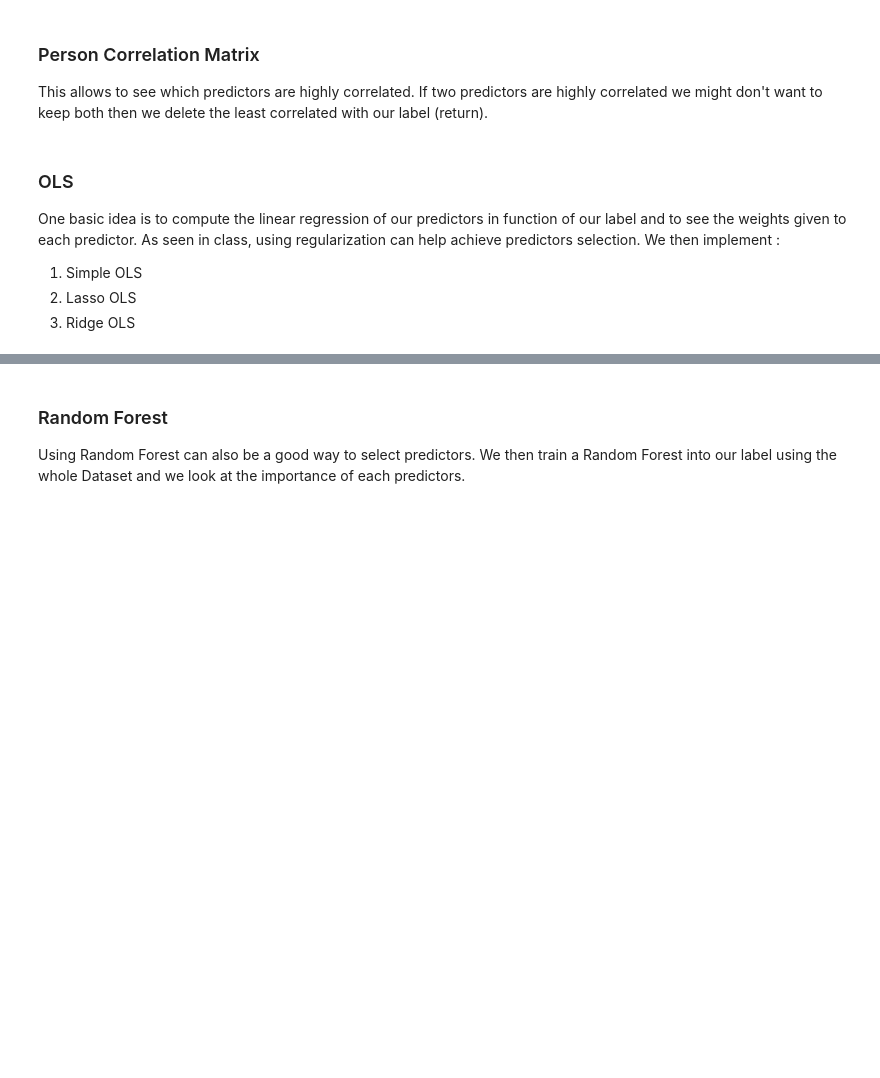
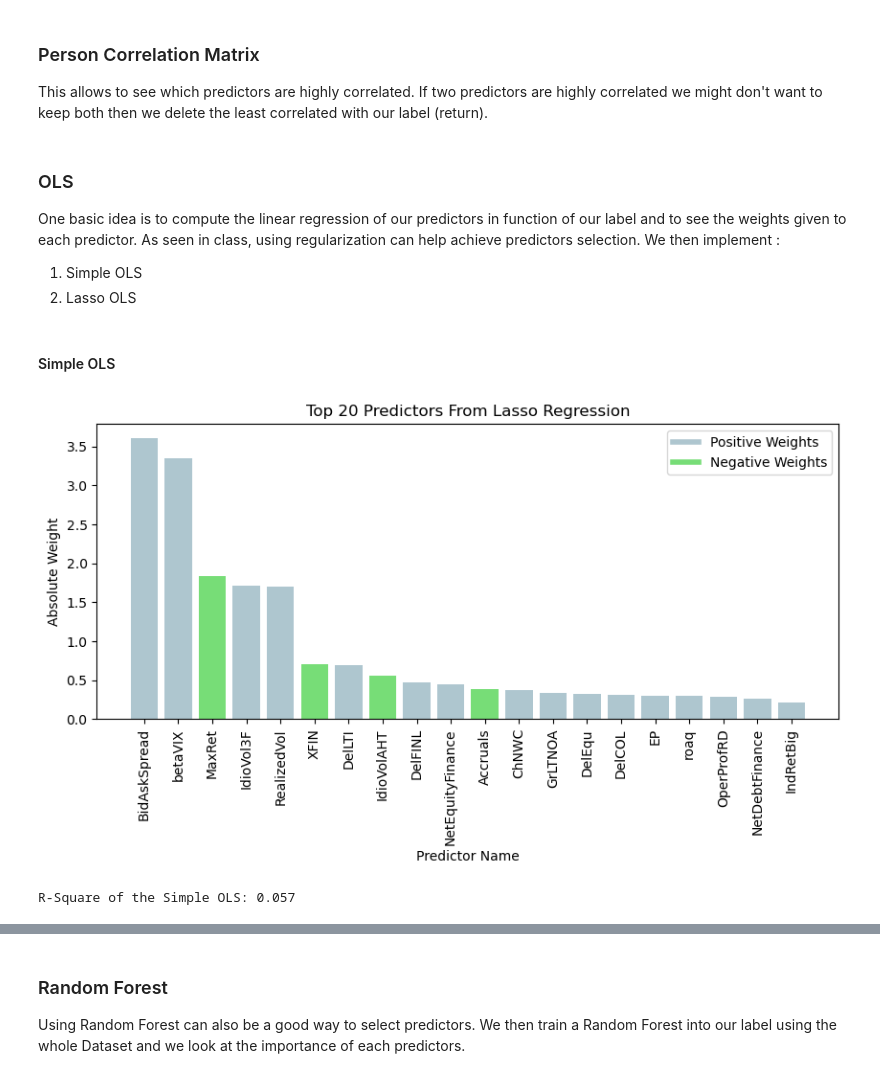
Before and after one commit to paulo-03/final_project_MLFin, a Jupyter notebook: main.ipynb, the cells around one changed output, grey strips where cells are left out. Cells and saved outputs as stored; diff of their text form; code cells hidden in the pictures; blank space fills up the shorter version.

Commit message:
Finished implementation of linear regression. Still need to think about the alpha hyper-parameter

```diff
--- a/main.ipynb
+++ b/main.ipynb
@@ -22,3 +21,10 @@ data = pd.read_csv(filepath_or_buffer=file_path)
+# %%
+file_path = 'data/data_imputed.csv'
+label = 'return'
+
+data = pd.read_csv(filepath_or_buffer=file_path).head(10000)  #TODO: please delete the head(10000), just to test implementation
+X = data.drop(columns=['permno', 'date', 'return', 'log_return', 'price', 'log_price'])
+y = data[label]
 # %% [markdown]
 ## Methods
 
@@ -34,4 +40,15 @@ One basic idea is to compute the linear regression of our predictors in function
 
 1) Simple OLS
 2) Lasso OLS
-3) Ridge OLS
+# %% [markdown]
+#### Simple OLS
+# %%
+ols_model = OLS(predictors=X,
+                label=y)
+ols_model.fit()
+ols_model.show_weights()
+
+print(f'R-Square of the Simple OLS: {ols_model.r_square:.3f}')
+# %% [output]
+[figure, added]
+R-Square of the Simple OLS: 0.057
```
Also changed, not shown: parts of 4 cells of this notebook, 2 other files.
